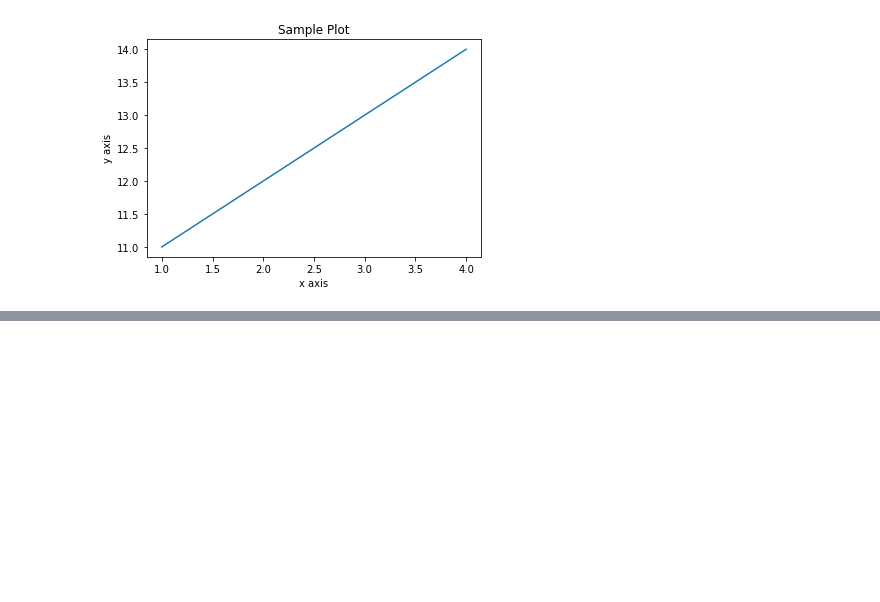
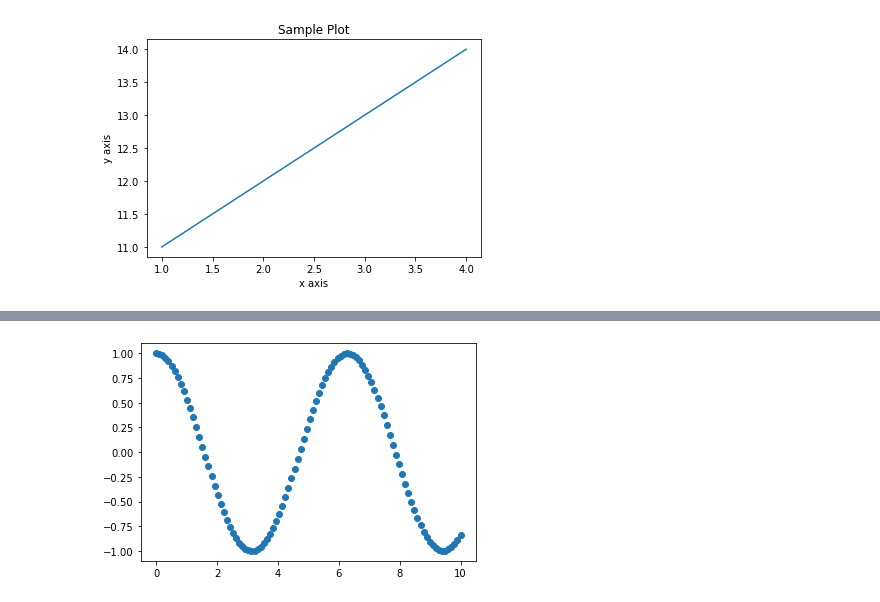
Before and after one commit to UnbiasedEagle/ml-ai, a Jupyter notebook: matplotlib/Introduction to Matplotlib.ipynb, the cells around one changed output, grey strips where cells are left out. Cells and saved outputs as stored; diff of their text form; code cells hidden in the pictures; blank space fills up the shorter version.

```diff
--- a/matplotlib/Introduction to Matplotlib.ipynb
+++ b/matplotlib/Introduction to Matplotlib.ipynb
@@ -57,0 +103,5 @@ fig.savefig("./sample-plot.png")
+# %%
+fig,ax=plt.subplots()
+ax.scatter(x,np.cos(x));
+# %% [output]
+[figure, added]
```
Also changed, not shown: parts of 14 cells of this notebook.
